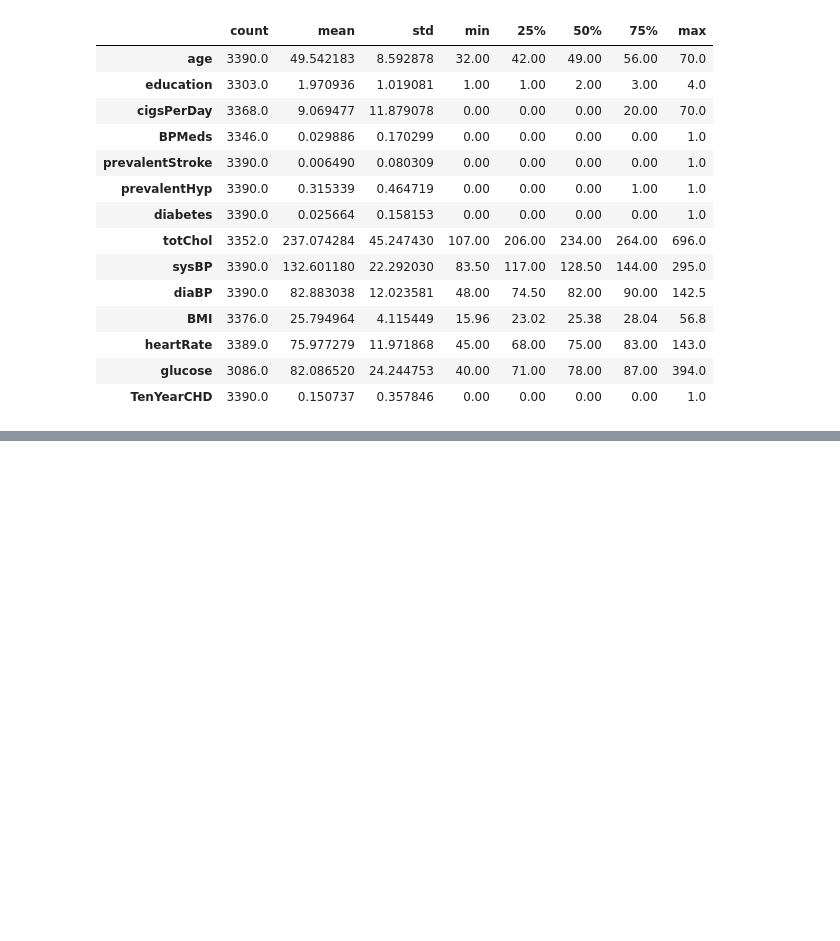
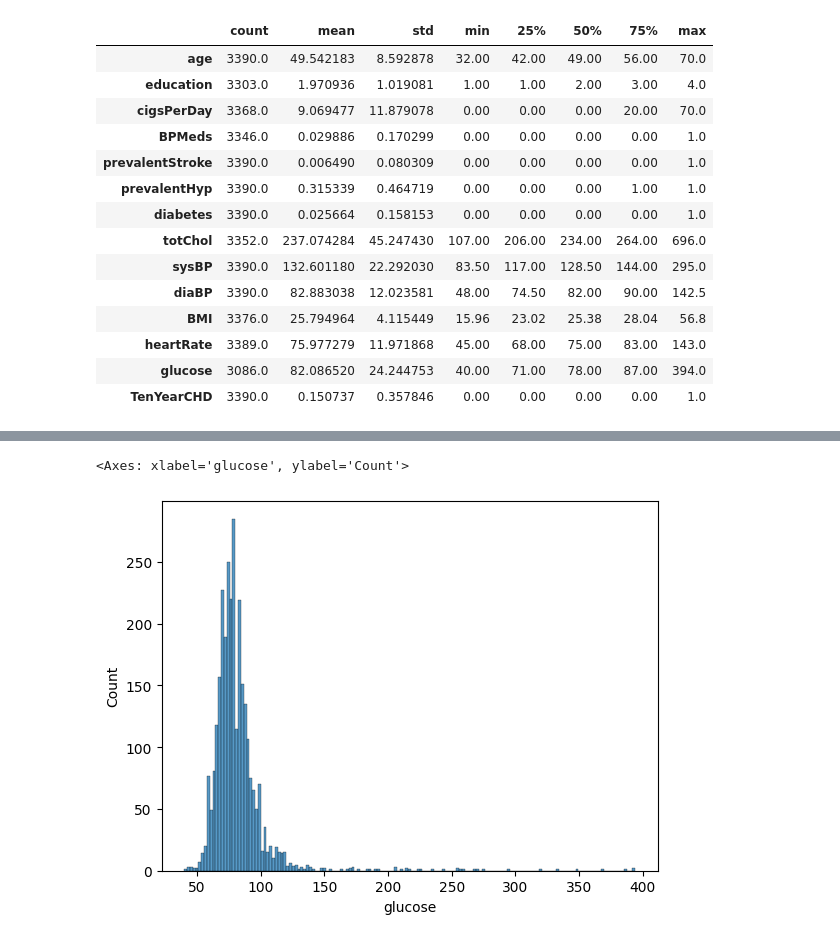
Before and after one commit to stoicsapien1/HeartSafe-Evaluating-CHD-Risk, a Jupyter notebook: HeartSafe Notebook.ipynb, the cells around one changed output, grey strips where cells are left out. Drawn from its saved outputs; the diff is of its cells as text; code cells hidden in the pictures; blank space fills up the shorter version.

```diff
--- a/HeartSafe Notebook.ipynb
+++ b/HeartSafe Notebook.ipynb
@@ -183,0 +274,5 @@ sns.pairplot(df)
+# %%
+# features which has less than 5% missing value
+nan_col=["education","cigsPerDay","BPMeds","totChol","BMI","heartRate"]
+#dropping null values
+df.dropna(subset=nan_col,inplace=True)
@@ -183,0 +299,5 @@ sns.pairplot(df)
+# %%
+sns.histplot(df["glucose"])
+# %% [output]
+<Axes: xlabel='glucose', ylabel='Count'>
+[figure, added]
```
Also changed, not shown: parts of 22 cells of this notebook, 3 other files.
